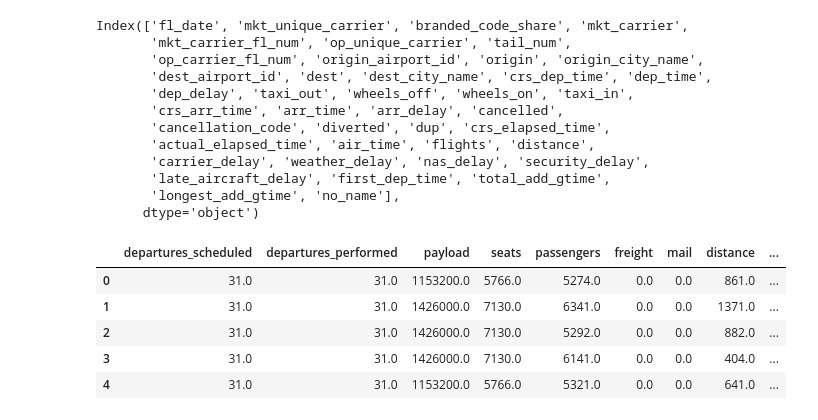
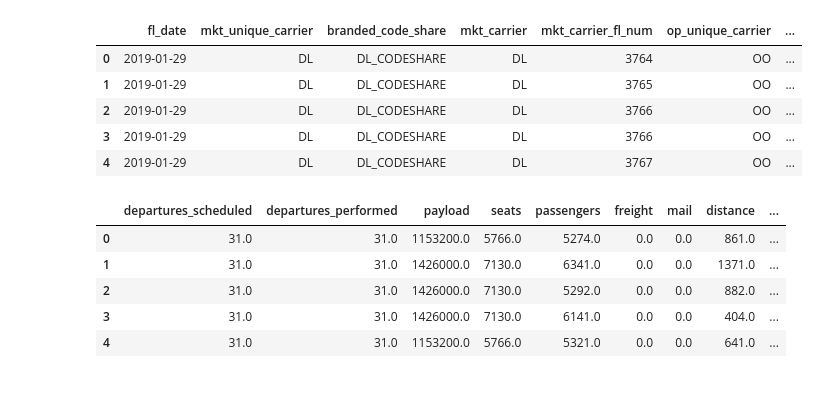
Before and after one commit to sjmitche9/Midterm-Project, a Jupyter notebook: Midterm_E_B.ipynb, the cells around one changed output. Saved outputs shown, nothing was run; the diff lists cells and outputs as text; code cells hidden in the pictures; blank space fills up the shorter version.

```diff
--- a/Midterm_E_B.ipynb
+++ b/Midterm_E_B.ipynb
@@ -37,20 +37,14 @@ cnx = create_engine(postgres_str)
 # %%
 flights = pd.read_sql_query('''SELECT * FROM flights LIMIT 5;''', cnx)
 # %%
-flights.columns
+flights
 # %% [output]
-Index(['fl_date', 'mkt_unique_carrier', 'branded_code_share', 'mkt_carrier',
-       'mkt_carrier_fl_num', 'op_unique_carrier', 'tail_num',
-       'op_carrier_fl_num', 'origin_airport_id', 'origin', 'origin_city_name',
-       'dest_airport_id', 'dest', 'dest_city_name', 'crs_dep_time', 'dep_time',
-       'dep_delay', 'taxi_out', 'wheels_off', 'wheels_on', 'taxi_in',
-       'crs_arr_time', 'arr_time', 'arr_delay', 'cancelled',
-       'cancellation_code', 'diverted', 'dup', 'crs_elapsed_time',
-       'actual_elapsed_time', 'air_time', 'flights', 'distance',
-       'carrier_delay', 'weather_delay', 'nas_delay', 'security_delay',
-       'late_aircraft_delay', 'first_dep_time', 'total_add_gtime',
-       'longest_add_gtime', 'no_name'],
-      dtype='object')
+|  | fl_date | mkt_unique_carrier | branded_code_share | mkt_carrier | mkt_carrier_fl_num | op_unique_carrier | ... |
+| 0 | 2019-01-29 | DL | DL_CODESHARE | DL | 3764 | OO | ... |
+| 1 | 2019-01-29 | DL | DL_CODESHARE | DL | 3765 | OO | ... |
+| 2 | 2019-01-29 | DL | DL_CODESHARE | DL | 3766 | OO | ... |
+| 3 | 2019-01-29 | DL | DL_CODESHARE | DL | 3766 | OO | ... |
+| 4 | 2019-01-29 | DL | DL_CODESHARE | DL | 3767 | OO | ... |
 # %%
 passengers = pd.read_sql_query('''SELECT * FROM passengers LIMIT 5;''', cnx)
 # %%
```
Also changed, not shown: parts of 5 cells of this notebook.
